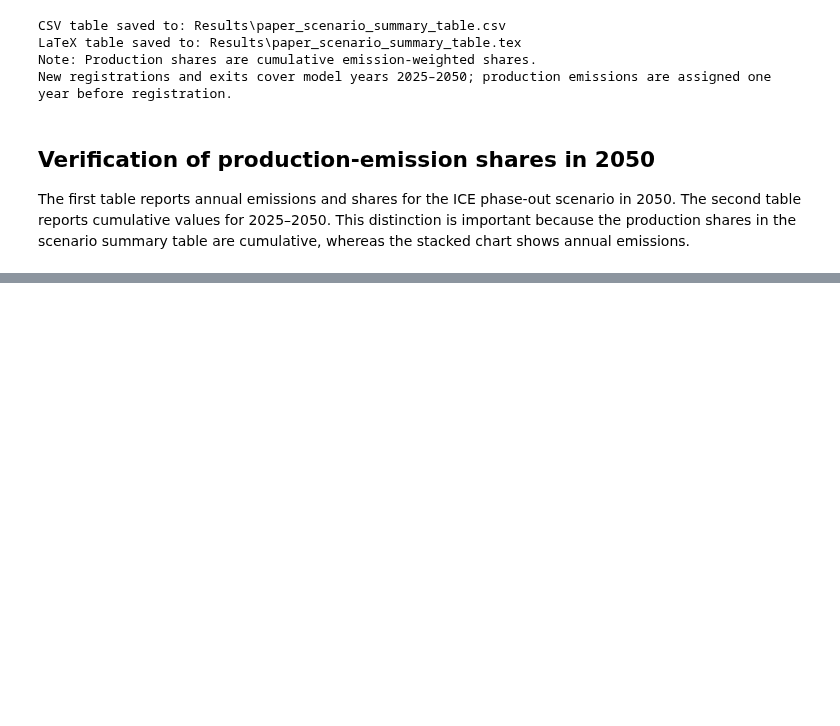
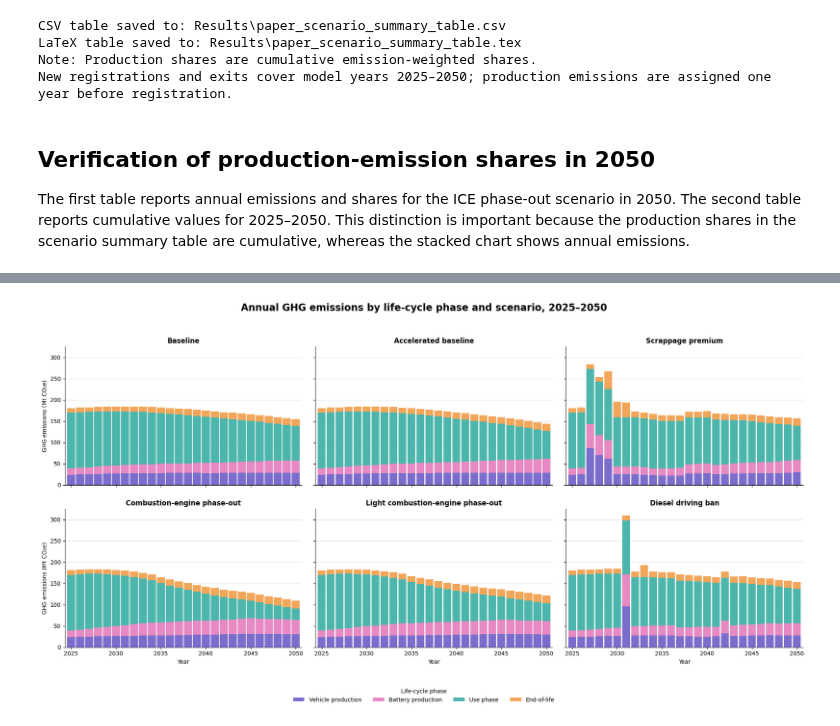
Before and after one commit to annicarl/Emission_Trajectory_Thesis, a Jupyter notebook: Fleet Model/GHG_Model_Annika.ipynb, the cells around one changed output, grey strips where cells are left out. Cells and saved outputs as stored; diff of their text form; code cells hidden in the pictures; blank space fills up the shorter version.

```diff
--- a/Fleet Model/GHG_Model_Annika.ipynb
+++ b/Fleet Model/GHG_Model_Annika.ipynb
@@ -1339,0 +1351,98 @@ display(phase_cumulative_check[["phase", "emissions_GtCO2e", "share_percent"]].r
+# %%
+# Annual GHG emissions by life-cycle phase and scenario (English, publication layout)
+from pathlib import Path
+import pandas as pd
+import matplotlib.pyplot as plt
+
+plot_emissions = emissions_by_phase.copy()
+required_columns = ["Szenario", "emission_year", "phase", "emissions_tco2e"]
+missing_columns = [column for column in required_columns if column not in plot_emissions.columns]
+if missing_columns:
+    raise ValueError(f"Missing columns in emissions_by_phase: {missing_columns}")
+
+plot_emissions["emission_year"] = pd.to_numeric(plot_emissions["emission_year"], errors="coerce")
+plot_emissions["emissions_tco2e"] = pd.to_numeric(plot_emissions["emissions_tco2e"], errors="coerce")
+plot_emissions = plot_emissions.dropna(subset=["emission_year"])
+plot_emissions["emission_year"] = plot_emissions["emission_year"].astype(int)
+plot_emissions["emissions_tco2e"] = plot_emissions["emissions_tco2e"].fillna(0.0)
+plot_emissions = plot_emissions[plot_emissions["emission_year"].between(2025, 2050)]
+
+scenario_order = [
+    "baseline_ev_growth",
+    "stronger_ev_growth",
+    "abwrackpraemie",
+    "verbrenneraus_2035",
+    "verbrenneraus_light",
+    "diesel_fahrverbot",
+]
+scenario_labels = {
+    "baseline_ev_growth": "Baseline",
+    "stronger_ev_growth": "Accelerated baseline",
+    "abwrackpraemie": "Scrappage premium",
+    "verbrenneraus_2035": "Combustion-engine phase-out",
+    "verbrenneraus_light": "Light combustion-engine phase-out",
+    "diesel_fahrverbot": "Diesel driving ban",
+}
+phase_order = ["production", "battery_production", "use", "end_of_life"]
+phase_labels = {
+    "production": "Vehicle production",
+    "battery_production": "Battery production",
+    "use": "Use phase",
+    "end_of_life": "End-of-life",
+}
+phase_colors = {
+    "production": "#7B6DCC",
+    "battery_production": "#E78AC3",
+    "use": "#4DB6AC",
+    "end_of_life": "#F2A65A",
+}
+
+emissions_plot_agg = (
+    plot_emissions.groupby(["Szenario", "emission_year", "phase"], as_index=False)["emissions_tco2e"]
+    .sum()
+)
+available_scenarios = set(emissions_plot_agg["Szenario"].unique())
+missing_scenarios = [scenario for scenario in scenario_order if scenario not in available_scenarios]
+if missing_scenarios:
+    raise ValueError(f"Scenarios missing from emissions_by_phase: {missing_scenarios}")
+
+fig, axes = plt.subplots(2, 3, figsize=(19, 10), sharex=True, sharey=True, squeeze=False)
+years = range(2025, 2051)
+colors = [phase_colors[phase] for phase in phase_order]
+
+for ax, scenario in zip(axes.flat, scenario_order):
+    panel_data = (
+        emissions_plot_agg.loc[emissions_plot_agg["Szenario"] == scenario]
+        .pivot_table(index="emission_year", columns="phase", values="emissions_tco2e", aggfunc="sum", fill_value=0.0)
+        .reindex(index=years, columns=phase_order, fill_value=0.0)
+        / 1_000_000
+    )
+    panel_data.rename(columns=phase_labels).plot(
+        kind="bar", stacked=True, ax=ax, width=0.88, color=colors, edgecolor="none", legend=False
+    )
+    ax.set_title(scenario_labels[scenario], fontsize=12, fontweight="semibold")
+    ax.set_xlabel("Year")
+    ax.set_ylabel("GHG emissions (Mt CO₂e)")
+    tick_positions = list(range(0, len(panel_data.index), 5))
+    if len(panel_data.index) - 1 not in tick_positions:
+        tick_positions.append(len(panel_data.index) - 1)
+    ax.set_xticks(tick_positions)
+    ax.set_xticklabels([panel_data.index[i] for i in tick_positions], rotation=0)
+    ax.grid(axis="y", color="#D1D5DB", linewidth=0.7, alpha=0.7)
+    ax.set_axisbelow(True)
+    ax.spines[["top", "right"]].set_visible(False)
+
+handles, _ = axes.flat[0].get_legend_handles_labels()
+legend_labels = [phase_labels[phase] for phase in phase_order]
+fig.legend(handles, legend_labels, title="Life-cycle phase", loc="lower center", ncol=4, frameon=False, bbox_to_anchor=(0.5, -0.01))
+fig.suptitle("Annual GHG emissions by life-cycle phase and scenario, 2025–2050", fontsize=17, fontweight="bold")
+fig.tight_layout(rect=[0, 0.08, 1, 0.95], h_pad=2.0, w_pad=1.5)
+
+output_directory = RESULTS_DIR if "RESULTS_DIR" in globals() else Path("Results")
+output_directory.mkdir(parents=True, exist_ok=True)
+output_path = output_directory / "annual_ghg_emissions_by_phase_and_scenario_2025_2050.png"
+fig.savefig(output_path, dpi=300, bbox_inches="tight", facecolor="white")
+plt.show()
+print(f"Figure saved to:\n{output_path}")
+# %% [output]
+[figure, added]
```
Also changed, not shown: parts of 8 cells of this notebook, 1 other file.
